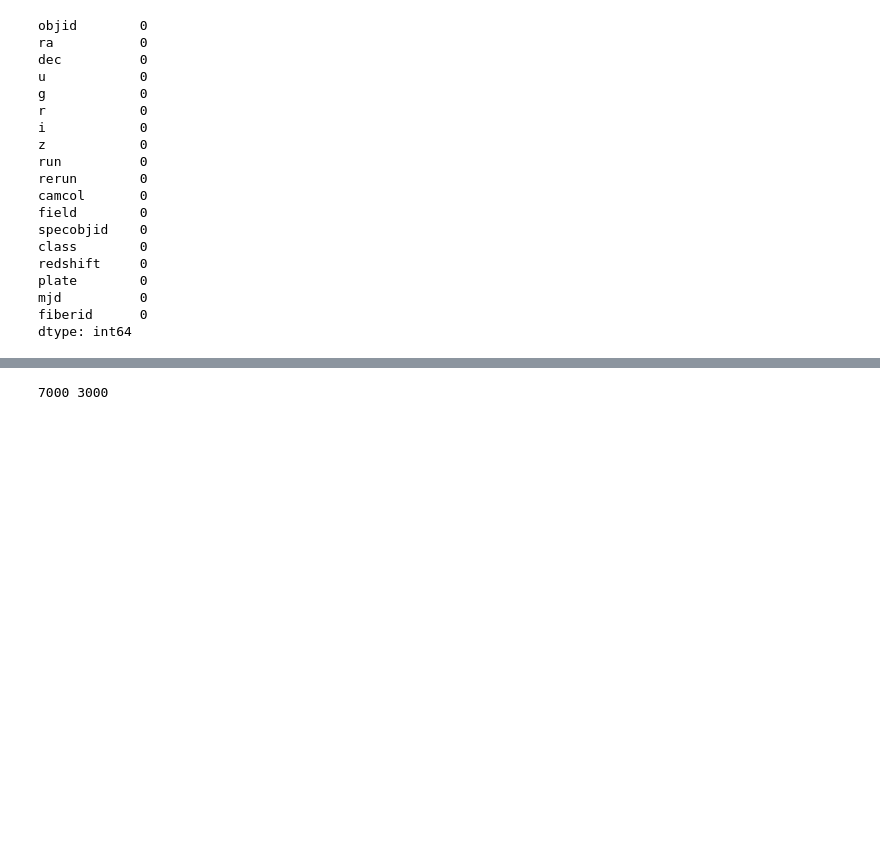
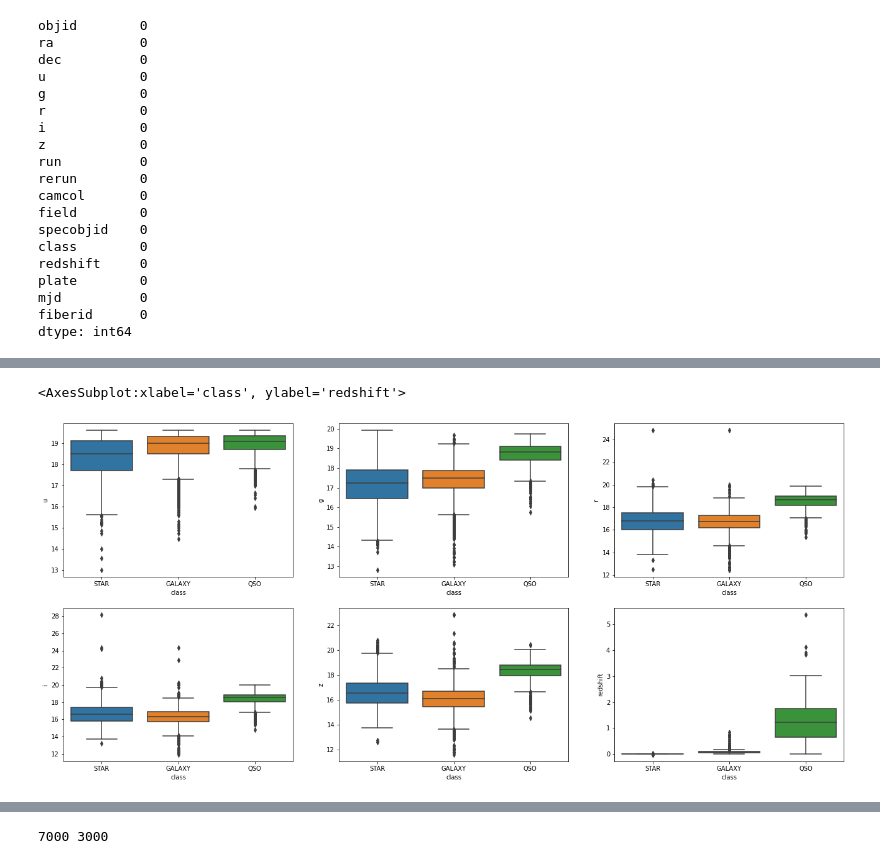
Before and after one commit to VChernenko42/MachineLearning2021, a Jupyter notebook: Classification of Stars, Galaxies and Quasars/SkyClassification.ipynb, the cells around one changed output, grey strips where cells are left out. Saved outputs shown, nothing was run; the diff lists cells and outputs as text; code cells hidden in the pictures; blank space fills up the shorter version.

```diff
--- a/Classification of Stars, Galaxies and Quasars/SkyClassification.ipynb
+++ b/Classification of Stars, Galaxies and Quasars/SkyClassification.ipynb
@@ -138 +143,12 @@ plt.show()
+# %%
+f, axs = plt.subplots(2,3, figsize=(22.5,10))
+sns.boxplot(data=data, y='u', x='class', ax=axs[0, 0])
+sns.boxplot(data=data, y='g', x='class', ax=axs[0, 1])
+sns.boxplot(data=data, y='r', x='class', ax=axs[0, 2])
+sns.boxplot(data=data, y='i', x='class', ax=axs[1, 0])
+sns.boxplot(data=data, y='z', x='class', ax=axs[1, 1])
+sns.boxplot(data=data, y='redshift', x='class', ax=axs[1, 2])
+# %% [output]
+<AxesSubplot:xlabel='class', ylabel='redshift'>
+[figure, new version]
 # %%
```
Also changed, not shown: parts of 16 cells of this notebook.
